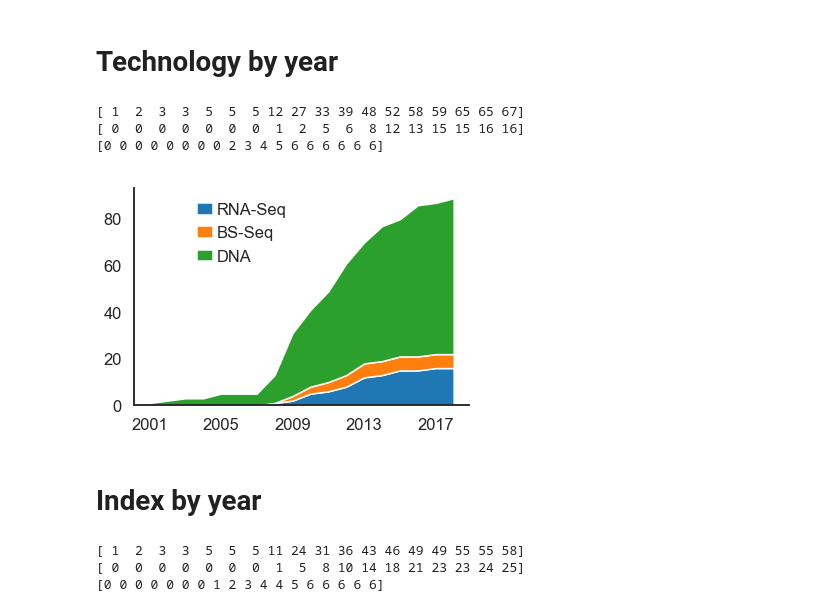
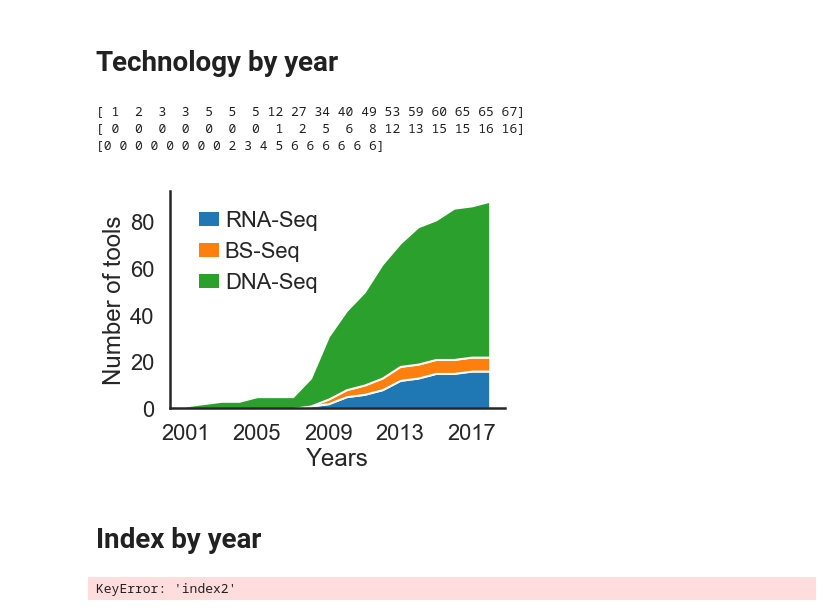
Before and after one commit to Mangul-Lab-USC/technology.dictates.algorithms, a Jupyter notebook: figure1.ipynb, the cells around one changed output. Drawn from its saved outputs; the diff is of its cells as text; code cells hidden in the pictures.

```diff
--- a/figure1.ipynb
+++ b/figure1.ipynb
@@ -185,10 +203,0 @@ data_wrapper.head()
-# %%
-import matplotlib.pyplot as plt
-import seaborn as sns
-g=sns.set_style("white")
-g=sns.set_context("talk")
-g=sns.barplot(x="counts", y="index", data=data_index_BS)
-g.set(xlabel='Percentage BS-Seq alignment methods (%)', ylabel='Indexing algorithm')
-g=sns.despine()
-#plt.show(g)
-plt.savefig("Figure_1_panels/index_barplot_BSSeq.png", bbox_inches='tight')
@@ -552,15 +494,18 @@ from scipy import stats
 
 
 g=sns.set_style("white")
-g=sns.set_context("talk")
-g=sns.barplot(x="technology", y="citation_per_year", data=data,edgecolor=(0.2,0.2,0.2),
-            capsize=0.3,  errwidth=1.5)
+g=sns.set_context("poster")
+#g=sns.barplot(x="technology", y="citation_per_year", data=data,edgecolor=(0.2,0.2,0.2), capsize=0.3,  errwidth=1.5)
+
+g=sns.catplot(x='Technology', y='citation_per_year', data=data_filtered,jitter='0.25')
+
+
 g.set(xlabel='Technology supported', ylabel='Number of citations per year')
 g=sns.despine()
 plt.xticks(rotation=90)
 pl.savefig('Figure_1_panels/Citation.per.domain.pdf', bbox_inches='tight')
 
-p_value = stats.kruskal(data[(data.technology=='DNA')].index.tolist(),
-                         data[(data.technology=='RNA-Seq')].index.tolist())
-print p_value
+p_value = stats.kruskal(data[(data.Technology=='DNA')].index.tolist(),
+                         data[(data.Technology=='RNA-Seq')].index.tolist())
+print (p_value)
 # %% [output]
@@ -576,10 +570,10 @@ n_tools_BS=[]
 
 
 for i in range(2001,2019):
-    df_temp=data[(data.year == i)]
-    n_tools_DNA.append(df_temp[(df_temp.technology == 'DNA')].shape[0])
-    n_tools_RNA.append(df_temp[(df_temp.technology == 'RNA-Seq')].shape[0])
-    n_tools_BS.append(df_temp[(df_temp.technology == 'Bisulfite')].shape[0])
+    df_temp=data[(data.Year_of_publication == i)]
+    n_tools_DNA.append(df_temp[(df_temp.Technology == 'DNA')].shape[0])
+    n_tools_RNA.append(df_temp[(df_temp.Technology == 'RNA-Seq')].shape[0])
+    n_tools_BS.append(df_temp[(df_temp.Technology == 'Bisulfite')].shape[0])
 
 
 
@@ -590,41 +584,43 @@ n_tools_DNA_cumsum=cumsum(n_tools_DNA)
 n_tools_RNA_cumsum=cumsum(n_tools_RNA)
 n_tools_BS_cumsum=cumsum(n_tools_BS)
 
-print n_tools_DNA_cumsum
-print n_tools_RNA_cumsum
-print n_tools_BS_cumsum
+print (n_tools_DNA_cumsum)
+print (n_tools_RNA_cumsum)
+print (n_tools_BS_cumsum)
 # %% [output]
-[ 1  2  3  3  5  5  5 12 27 33 39 48 52 58 59 65 65 67]
+[ 1  2  3  3  5  5  5 12 27 34 40 49 53 59 60 65 65 67]
 [ 0  0  0  0  0  0  0  1  2  5  6  8 12 13 15 15 16 16]
 [0 0 0 0 0 0 0 0 2 3 4 5 6 6 6 6 6 6]
 # %%
 # library
 import numpy as np
 import matplotlib.pyplot as plt
 import seaborn as sns
 
 g=sns.set_style("white")
-g=sns.set_context("talk")
+g=sns.set_context("poster")
 
 # Data
 x=range(2001,2019)
 y=[n_tools_RNA_cumsum, n_tools_BS_cumsum,n_tools_DNA_cumsum ]
 
 plt.xticks(np.arange(2001, 2019, step=4))
 plt.yticks(np.arange(0, 110, step=20))
 
 
 # Plot
-plt.stackplot(x,y, labels=['RNA-Seq','BS-Seq','DNA',])
+plt.stackplot(x,y, labels=['RNA-Seq','BS-Seq','DNA-Seq',])
 plt.legend(loc='upper left')
 
 plt.legend(bbox_to_anchor=(0.5,1), frameon=False, ncol=1, handletextpad=0.2, columnspacing=0.8, handlelength=1)
+plt.xlabel('Years')
+plt.ylabel('Number of tools')
 
 g=sns.despine()
 #plt.show(g)
 plt.savefig("Figure_1_panels/Number.tools.per.domain.pdf", bbox_inches='tight')
 # %% [output]
-[figure, old version]
+[figure, new version]
 # %% [markdown]
 # Index by year
 # %%
@@ -635,12 +631,12 @@ tools_suffix=[]
 
 
 for i in range(2001,2019):
-    df_temp=data[(data.year == i)]
+    df_temp=data[(data.Year_of_publication == i)]
 
 
-    n_hash=df_temp.loc[df_temp['index'] == 'hashing'].shape[0]
-    n_FM=df_temp.loc[df_temp['index'] == 'BWT-FM'].shape[0]
-    n_suffix=df_temp.loc[df_temp['index'] == 'suffix array'].shape[0]
+    n_hash=df_temp.loc[df_temp['index2'] == 'hashing'].shape[0]
+    n_FM=df_temp.loc[df_temp['index2'] == 'FM-index'].shape[0]
+    n_suffix=df_temp.loc[df_temp['index2'] == 'other suffix tree'].shape[0]
 
     tools_hashing.append(n_hash)
     tools_FM.append(n_FM)
@@ -655,13 +651,11 @@ tools_hashing_cumsum=cumsum(tools_hashing)
 tools_FM_cumsum=cumsum(tools_FM)
 tools_suffix_cumsum=cumsum(tools_suffix)
 
-print tools_hashing_cumsum
-print tools_FM_cumsum
-print tools_suffix_cumsum
+print (tools_hashing_cumsum)
+print (tools_FM_cumsum)
+print (tools_suffix_cumsum)
 # %% [output]
-[ 1  2  3  3  5  5  5 11 24 31 36 43 46 49 49 55 55 58]
-[ 0  0  0  0  0  0  0  1  5  8 10 14 18 21 23 23 24 25]
-[0 0 0 0 0 0 0 1 2 3 4 4 5 6 6 6 6 6]
+KeyError: 'index2'
 # %%
 # library
 import numpy as np
```
Also changed, not shown: parts of 62 cells of this notebook, 38 other files.
